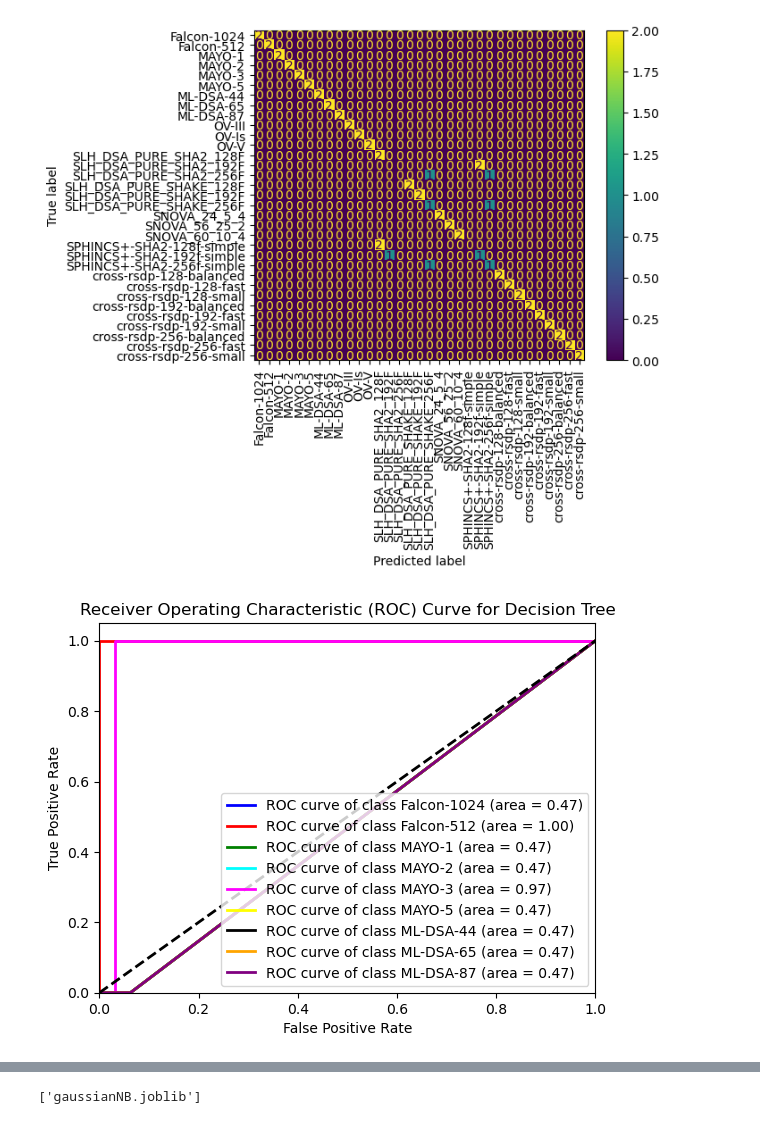
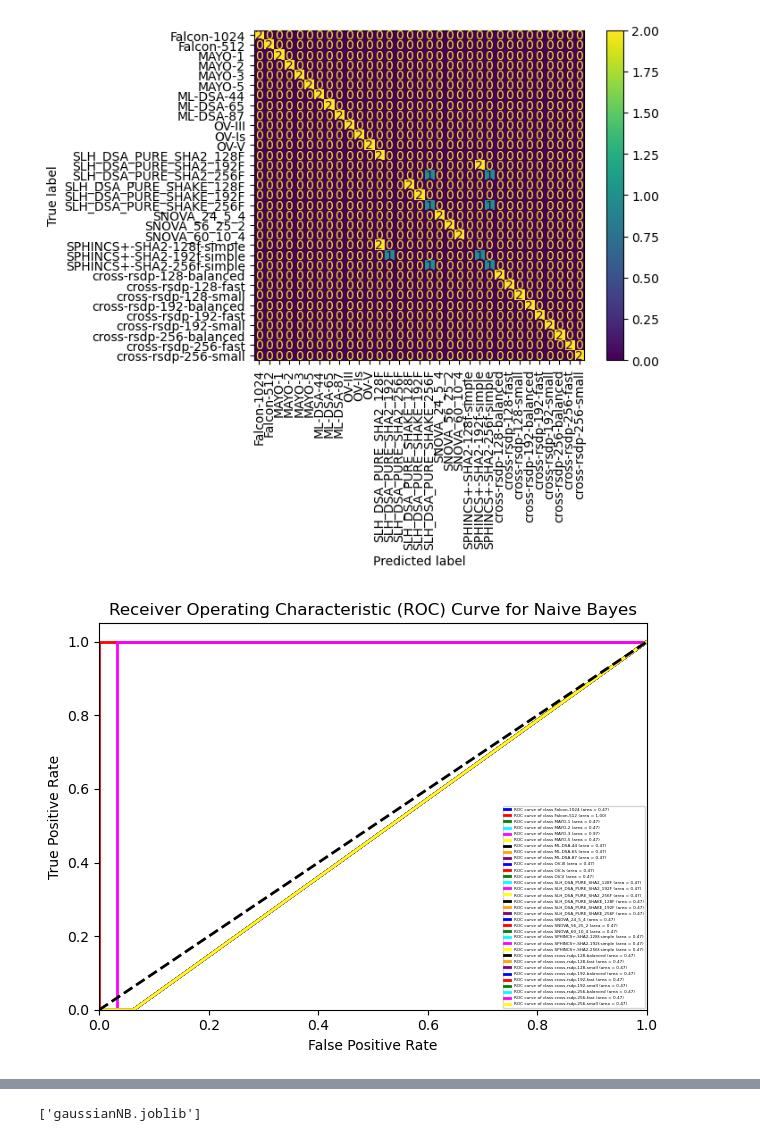
Before and after one commit to Rparker19/An-Autonomic-Framework-for-IoT-Data-Confidentiality-in-the-Internet-of-Things, a Jupyter notebook: models/naive_bayes.ipynb, the cells around one changed output, grey strips where cells are left out. Cells and saved outputs as stored; diff of their text form; code cells hidden in the pictures.

```diff
--- a/models/naive_bayes.ipynb
+++ b/models/naive_bayes.ipynb
@@ -110,22 +106,34 @@ for i in range(n_classes):
 # %%
 # Plot the ROC curve for each class
 
 import matplotlib.pyplot as plt
+from itertools import cycle
+
 plt.figure()
 classes = model.classes_
 colors = ['blue', 'red', 'green', 'cyan', 'magenta', 'yellow', 'black', 'orange', 'purple']
-for i, cur_class, color in zip(range(n_classes), classes, colors):
+color_cycle = cycle(colors)
+for i, cur_class in zip(range(n_classes), classes):
+    color = next(color_cycle)
     plt.plot(fpr[i], tpr[i], color=color, lw=2,
              label='ROC curve of class {0} (area = {1:0.2f})'
              ''.format(cur_class, roc_auc[i]))
 
 plt.plot([0, 1], [0, 1], "k--", lw=2)
 plt.xlim([0.0, 1.0])
 plt.ylim([0.0, 1.05])
 plt.xlabel("False Positive Rate")
 plt.ylabel("True Positive Rate")
-plt.title("Receiver Operating Characteristic (ROC) Curve for Decision Tree")
-plt.legend(loc="lower right")
+plt.title("Receiver Operating Characteristic (ROC) Curve for Naive Bayes")
+plt.legend(
+    fontsize='3',
+    markerscale=0.7,
+    handlelength=1.5,
+    labelspacing=0.5,
+    borderpad=0.3,
+    loc="lower right"
+)
+plt.tight_layout()
 plt.show()
 # %% [output]
-[figure, old version]
+[figure, new version]
```
Also changed, not shown: parts of 5 cells of this notebook, 5 other files.
